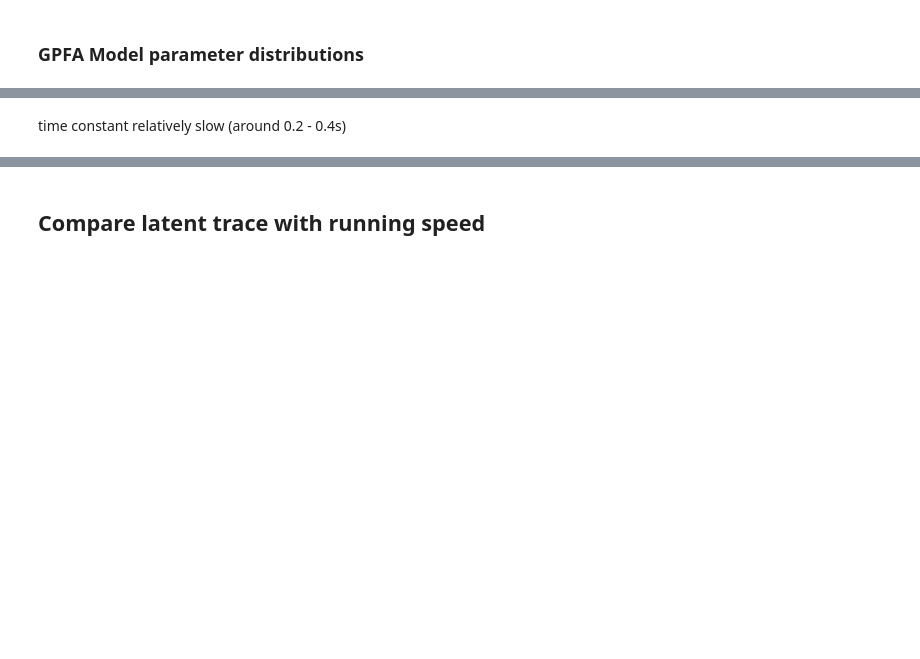
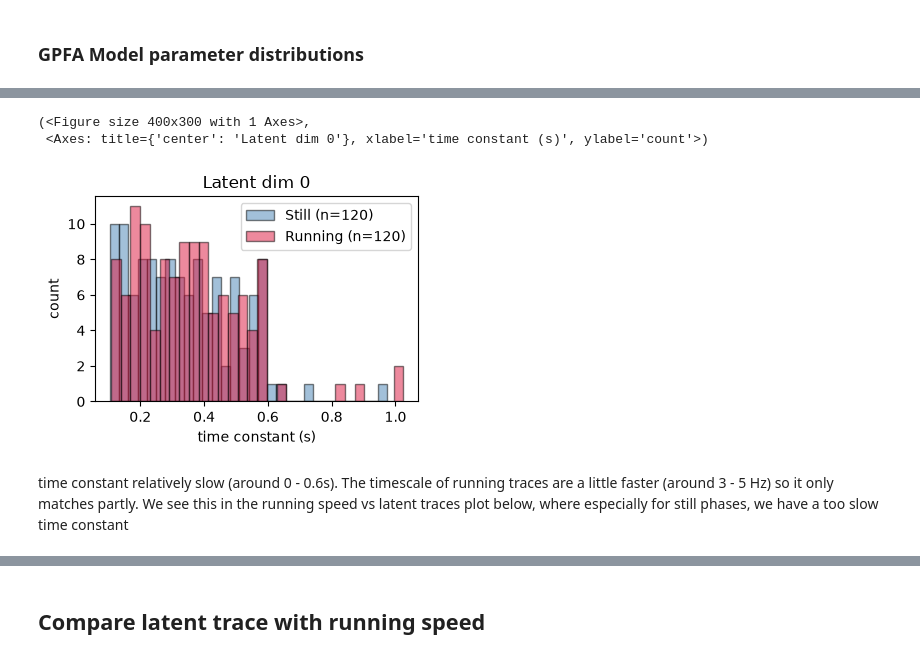
Before and after one commit to MartinGruber15/neural_data_science_project, a Jupyter notebook: notebooks/gpfa_drifitng_gratings.ipynb, the cells around one changed output, grey strips where cells are left out. Cells and saved outputs as stored; diff of their text form; code cells hidden in the pictures; blank space fills up the shorter version.

```diff
--- a/notebooks/gpfa_drifitng_gratings.ipynb
+++ b/notebooks/gpfa_drifitng_gratings.ipynb
@@ -744,2 +565,47 @@ plt.show()
+# %%
+def plot_tau_histogram(fits, latent_dim=0, bins=30):
+    """
+    Plot a histogram of the fitted GP timescale (tau) for a given latent
+    dimension, pooled across all (orientation, temporal_frequency) conditions,
+    split by running phase (0=still, blue; 1=running, red).
+    """
+    phase_colors = {0: "steelblue", 1: "crimson"}
+    phase_labels = {0: "Still", 1: "Running"}
+    taus_by_phase = {0: [], 1: []}
+
+    for (orientation, temporal_frequency, running_phase), (train_set, test_set, xval) in fits.items():
+        if running_phase not in taus_by_phase:
+            continue  # unexpected phase value, skip
+
+        for fit in xval.fits:
+            params = fit.optimParams
+            xdim = params["tau"].shape[0]
+            if latent_dim >= xdim:
+                continue  # this fit doesn't have that many latent dimensions
+
+            tau = np.asarray(params["tau"]).flatten()[latent_dim]
+            taus_by_phase[running_phase].append(tau)
+
+    fig, ax = plt.subplots(figsize=(3, 2))
+    for running_phase, color in phase_colors.items():
+        taus = np.array(taus_by_phase[running_phase])
+        if taus.size == 0:
+            continue
+        ax.hist(taus, bins=bins, color=color, alpha=0.5, edgecolor="black",
+                label=f"{phase_labels[running_phase]} (n={len(taus)})")
+
+    ax.set_xlabel("time constant (s)")
+    ax.set_ylabel("count")
+    ax.set_title(f"Latent dim {latent_dim}")
+    ax.legend()
+    fig.tight_layout()
+
+    return fig, ax
+# %%
+plot_tau_histogram(fits, latent_dim=0, bins=30)
+# %% [output]
+(<Figure size 400x300 with 1 Axes>,
+ <Axes: title={'center': 'Latent dim 0'}, xlabel='time constant (s)', ylabel='count'>)
+[figure, added]
 # %% [markdown]
-time constant relatively slow (around 0.2 - 0.4s)
+time constant relatively slow (around 0 - 0.6s). The timescale of running traces are a little faster (around 3 - 5 Hz) so it only matches partly. We see this in the running speed vs latent traces plot below, where especially for still phases, we have a too slow time constant
```
Also changed, not shown: parts of 42 cells of this notebook.
